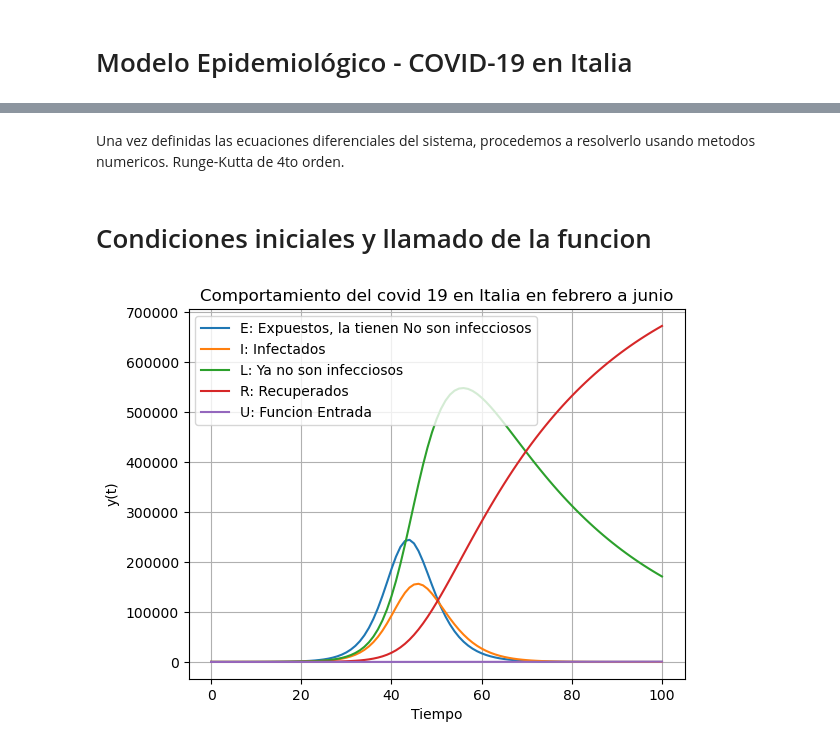
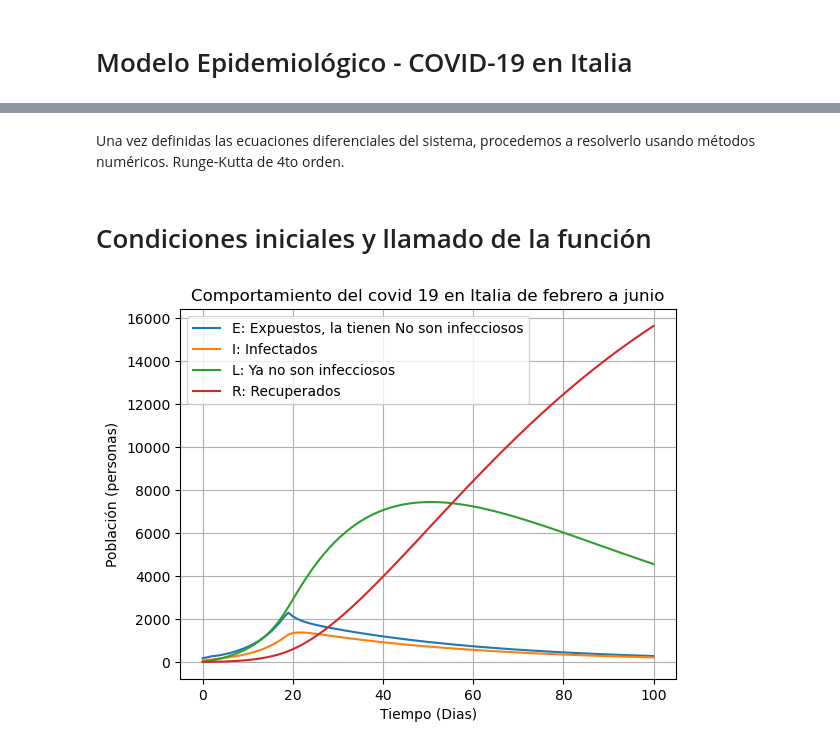
Before and after one commit to elvin00157/ControlAvanzadoII-2023, a Jupyter notebook: ProyectoCOVID19/Modelo-covid-analisis/modelo_covid_met_num.ipynb, the cells around one changed output, grey strips where cells are left out. Drawn from its saved outputs; the diff is of its cells as text; code cells hidden in the pictures.

Commit message:
Agregado casos al programa con Runge Kutta

```diff
--- a/ProyectoCOVID19/Modelo-covid-analisis/modelo_covid_met_num.ipynb
+++ b/ProyectoCOVID19/Modelo-covid-analisis/modelo_covid_met_num.ipynb
@@ -37,12 +70,9 @@ import matplotlib.pyplot as plt
 # %%
-def edoU(y, t, beta, I, S, N, E, L, R, U, epsilon, landa, delta):
-    return 0.106*t-0.6023
+def edoS(y, t, beta_0, I, S, N, E, L, R, U, epsilon, landa, delta):
+    return -betaf(t,beta_0) *I * y / N
 # %%
-def edoS(y, t, beta, I, S, N, E, L, R, U, epsilon, landa, delta):
-    return -beta * (0.053*t*t-0.6023*t+1.5488)*I * y / N
+def edoE(y, t, beta_0, I, S, N, E, L, R, U, epsilon, landa, delta):
+    return betaf(t,beta_0) * I * S / N - epsilon * y
-# %%
-def edoE(y, t, beta, I, S, N, E, L, R, U, epsilon, landa, delta):
-    return beta * I * S / N - epsilon * y
 # %%
 def edoI(y, t, beta, I, S, N, E, L, R, U, epsilon, landa, delta):
     return epsilon * E - landa * y
@@ -55,5 +88,5 @@ def edoR(y, t, beta, I, S, N, E, L, R, U, epsilon, landa, delta):
 # %% [markdown]
-Una vez definidas las ecuaciones diferenciales del sistema, procedemos a resolverlo usando metodos numericos. Runge-Kutta de 4to orden.
+Una vez definidas las ecuaciones diferenciales del sistema, procedemos a resolverlo usando métodos numéricos. Runge-Kutta de 4to orden.
 # %%
 def runge_kutta_cuarto_orden(fS, fE, fI, fL, fR,fU, S0, E0, I0, L0, R0, U0, t0, tf, h, beta, N, epsilon, landa, delta):
     # Implementa el método de Runge-Kutta de cuarto orden
@@ -117,39 +150,49 @@ def runge_kutta_cuarto_orden(fS, fE, fI, fL, fR,fU, S0, E0, I0, L0, R0, U0, t0,
 
     return tiempo, np.array(resS), np.array(resE), np.array(resI), np.array(resL), np.array(resR), np.array(resU)
 # %% [markdown]
-# Condiciones iniciales y llamado de la funcion
+# Condiciones iniciales y llamado de la función
 # %%
 # Parámetros iniciales
+R0 = 4  #El número básico de reproducción, ajustar según el país o la situación
 S0 = 59100000  # Condición inicial
-E0 = 5  # Condición inicial
-I0 = 3  # Condición inicial
+
+I0 = 67  # Condición inicial
 L0 = 1  # Condición inicial
-R0 = 1  # Condición inicial
+R0 = 4  # Condición inicial
 U0 = 1  # Condición inicial
 t0 = 0  # Tiempo inicial
 tf = 100  # Tiempo final
 h = 1  # Tamaño de paso
 beta = 1.3
 N = 59100000
+#Calculando gamma (tasa de recuperación) y r0 (eigenvalor)
+
 epsilon = 1 / 4.3
 landa = 1 / 3.1
 delta = 1 / 33
+tau_m = 9  #Retraso en días
+t1 = 2
+rho1 = 0.56
+t2 = 19
+rho2 = 0.205
+r0 = ((-(epsilon + landa)) + np.sqrt((epsilon + landa)**2 + 4 * epsilon * (beta - landa))) / 2
+
+E0 = beta * I0 / (r0 + epsilon)  # Condición inicial
 
 # Resuelve la ecuación diferencial utilizando Runge-Kutta de cuarto orden
 tiempo, S, E, I, L, R, U = runge_kutta_cuarto_orden(edoS, edoE, edoI, edoL, edoR,edoU, S0, E0, I0, L0, R0, U0, t0, tf, h, beta, N, epsilon, landa, delta)
 
 # Grafica los resultados
 plt.plot(tiempo, E, label='E: Expuestos, la tienen No son infecciosos')
 #plt.plot(tiempo, S, label='S: Susceptibles')
 plt.plot(tiempo, I, label='I: Infectados')
 plt.plot(tiempo, L, label='L: Ya no son infecciosos')
 plt.plot(tiempo, R, label='R: Recuperados')
-plt.plot(tiempo, U, label='U: Funcion Entrada')
-plt.xlabel('Tiempo')
-plt.ylabel('y(t)')
-plt.title('Comportamiento del covid 19 en Italia en febrero a junio')
+plt.xlabel('Tiempo (Dias)')
+plt.ylabel('Población (personas)')
+plt.title('Comportamiento del covid 19 en Italia de febrero a junio')
 plt.legend()
 plt.grid(True)
 plt.show()
 # %% [output]
-[figure, old version]
+[figure, new version]
```
Also changed, not shown: parts of 17 cells of this notebook, 1 other file.
